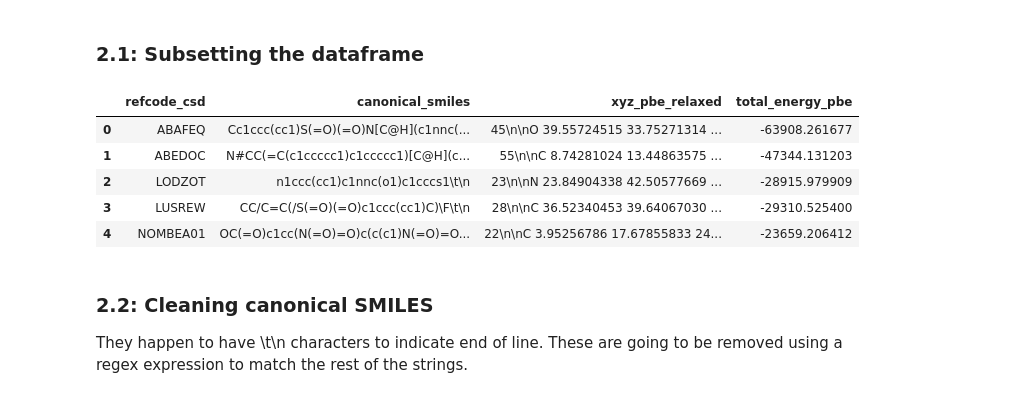
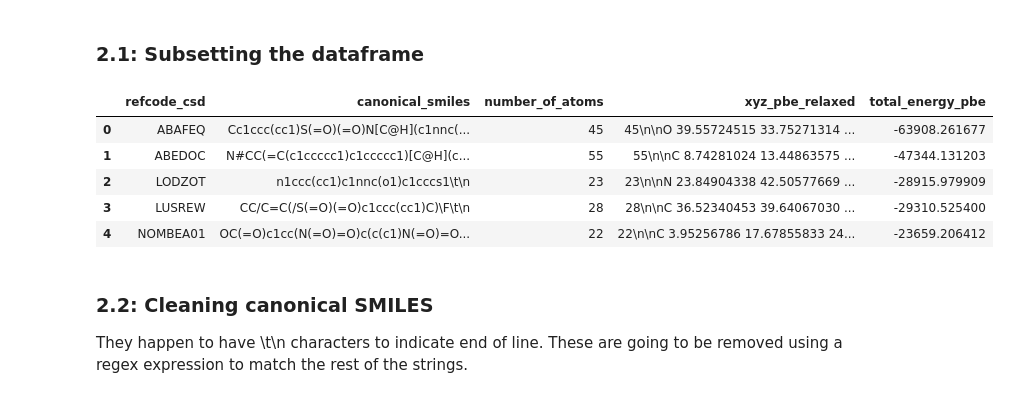
Before and after one commit to danicardonaibz/molecular_equilibrium, a Jupyter notebook: ML_Material_Science.ipynb, the cells around one changed output. Drawn from its saved outputs; the diff is of its cells as text; code cells hidden in the pictures.

```diff
--- a/ML_Material_Science.ipynb
+++ b/ML_Material_Science.ipynb
@@ -83,16 +97,16 @@ df.columns.tolist()
 # %% [markdown]
 ### 2.1: Subsetting the dataframe
 # %%
-relevant_columns = ['refcode_csd', 'canonical_smiles', 'xyz_pbe_relaxed', 'total_energy_pbe']
+relevant_columns = ['refcode_csd', 'canonical_smiles',  'number_of_atoms', 'xyz_pbe_relaxed', 'total_energy_pbe']
 df_subset = df[relevant_columns]
 df_subset.head()
 # %% [output]
-|  | refcode_csd | canonical_smiles | xyz_pbe_relaxed | total_energy_pbe |
-| 0 | ABAFEQ | Cc1ccc(cc1)S(=O)(=O)N[C@H](c1nnc(... | 45\n\nO 39.55724515 33.75271314 ... | -63908.261677 |
-| 1 | ABEDOC | N#CC(=C(c1ccccc1)c1ccccc1)[C@H](c... | 55\n\nC 8.74281024 13.44863575 ... | -47344.131203 |
-| 2 | LODZOT | n1ccc(cc1)c1nnc(o1)c1cccs1\t\n | 23\n\nN 23.84904338 42.50577669 ... | -28915.979909 |
-| 3 | LUSREW | CC/C=C(/S(=O)(=O)c1ccc(cc1)C)\F\t\n | 28\n\nC 36.52340453 39.64067030 ... | -29310.525400 |
-| 4 | NOMBEA01 | OC(=O)c1cc(N(=O)=O)c(c(c1)N(=O)=O... | 22\n\nC 3.95256786 17.67855833 24... | -23659.206412 |
+|  | refcode_csd | canonical_smiles | number_of_atoms | xyz_pbe_relaxed | total_energy_pbe |
+| 0 | ABAFEQ | Cc1ccc(cc1)S(=O)(=O)N[C@H](c1nnc(... | 45 | 45\n\nO 39.55724515 33.75271314 ... | -63908.261677 |
+| 1 | ABEDOC | N#CC(=C(c1ccccc1)c1ccccc1)[C@H](c... | 55 | 55\n\nC 8.74281024 13.44863575 ... | -47344.131203 |
+| 2 | LODZOT | n1ccc(cc1)c1nnc(o1)c1cccs1\t\n | 23 | 23\n\nN 23.84904338 42.50577669 ... | -28915.979909 |
+| 3 | LUSREW | CC/C=C(/S(=O)(=O)c1ccc(cc1)C)\F\t\n | 28 | 28\n\nC 36.52340453 39.64067030 ... | -29310.525400 |
+| 4 | NOMBEA01 | OC(=O)c1cc(N(=O)=O)c(c(c1)N(=O)=O... | 22 | 22\n\nC 3.95256786 17.67855833 24... | -23659.206412 |
 # %% [markdown]
 ### 2.2: Cleaning canonical SMILES
 They happen to have \t\n characters to indicate end of line. These are going to be removed using a regex expression to match the rest of the strings.
```
Also changed, not shown: parts of 51 cells of this notebook.
